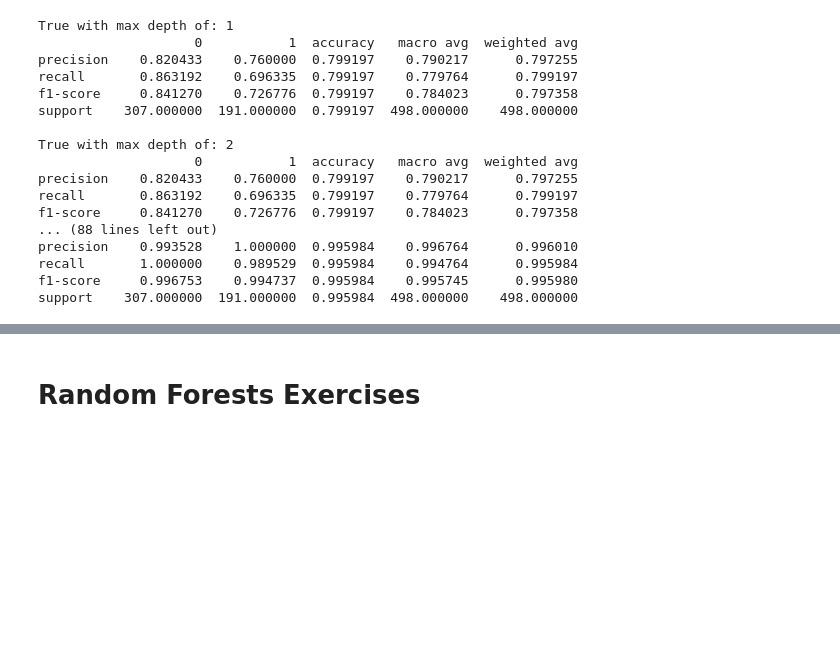
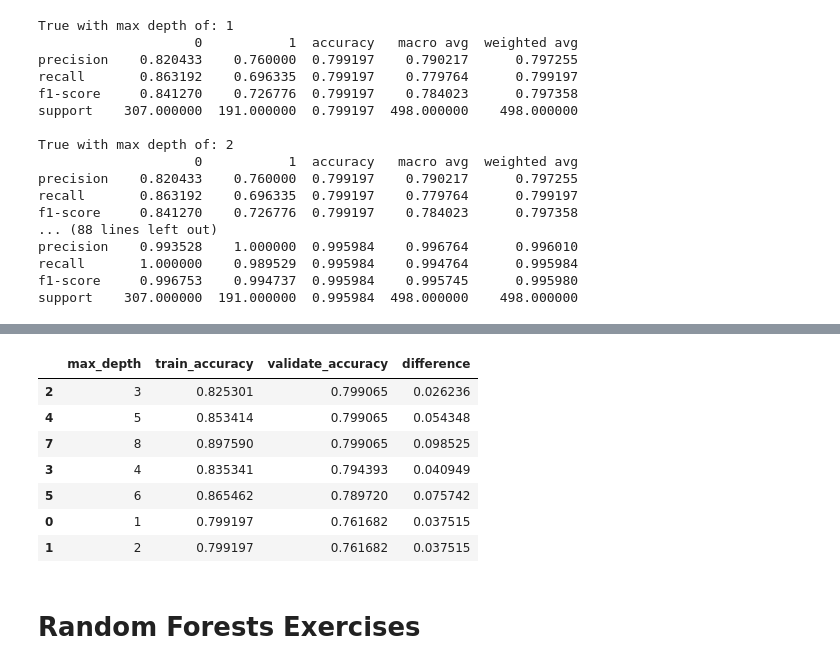
Before and after one commit to jcrosenberger/classification-exercises, a Jupyter notebook: model.ipynb, the cells around one changed output, grey strips where cells are left out. Drawn from its saved outputs; the diff is of its cells as text; code cells hidden in the pictures; blank space fills up the shorter version.

```diff
--- a/model.ipynb
+++ b/model.ipynb
@@ -301,3 +361,14 @@ support    307.000000  191.000000  0.995984  498.000000    498.000000
+# %%
+df[df.difference <= 0.10].sort_values(by=['validate_accuracy', 'difference'], ascending = [False,True])
+# %% [output]
+|  | max_depth | train_accuracy | validate_accuracy | difference |
+| 2 | 3 | 0.825301 | 0.799065 | 0.026236 |
+| 4 | 5 | 0.853414 | 0.799065 | 0.054348 |
+| 7 | 8 | 0.897590 | 0.799065 | 0.098525 |
+| 3 | 4 | 0.835341 | 0.794393 | 0.040949 |
+| 5 | 6 | 0.865462 | 0.789720 | 0.075742 |
+| 0 | 1 | 0.799197 | 0.761682 | 0.037515 |
+| 1 | 2 | 0.799197 | 0.761682 | 0.037515 |
 # %% [markdown]
 # Random Forests Exercises
 # %% [markdown]
```
Also changed, not shown: parts of 3 cells of this notebook.
